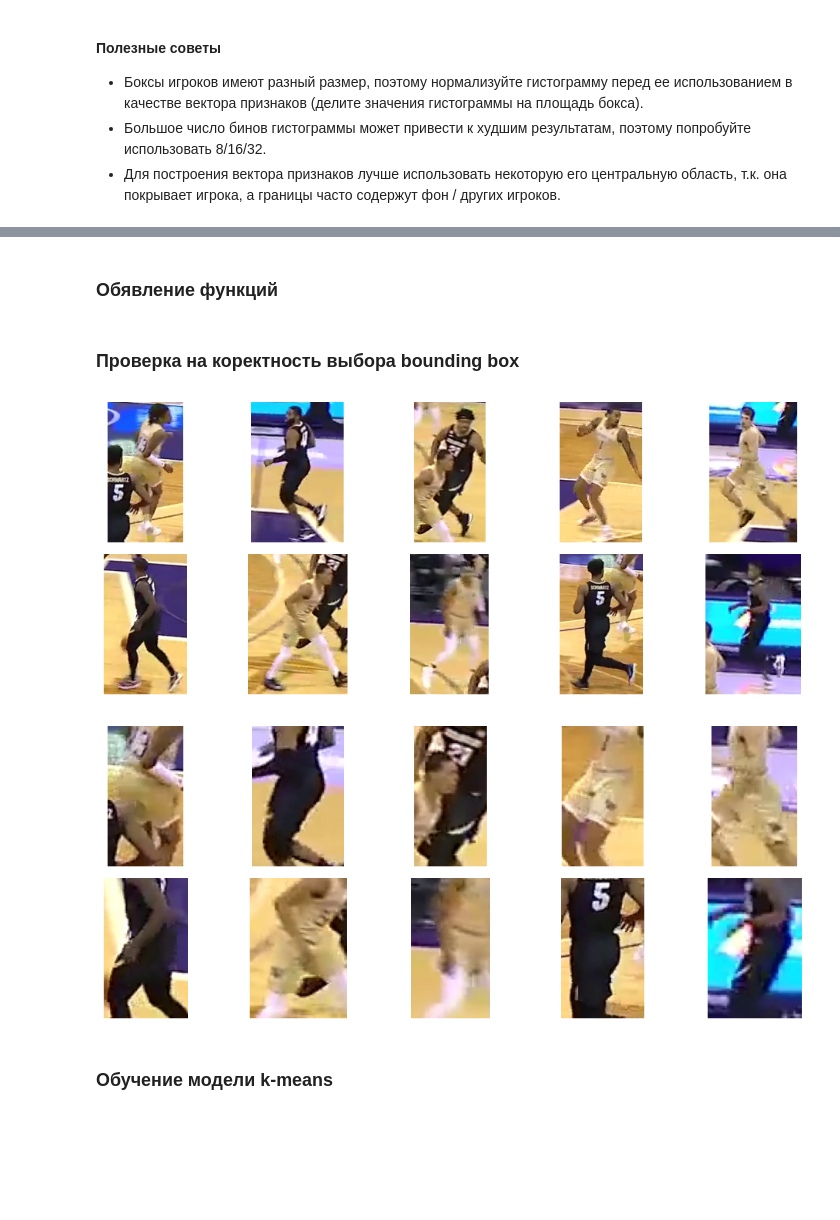
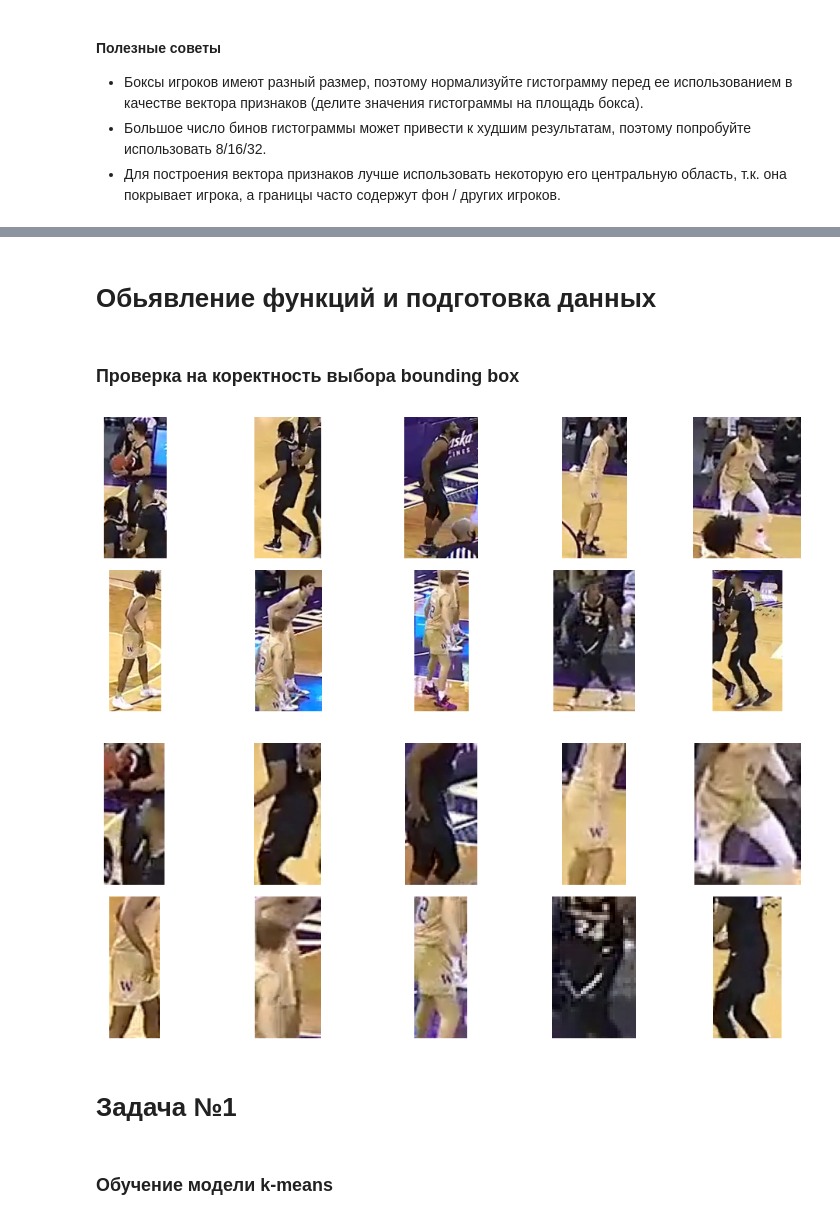
Before and after one commit to kharit74/OtusCV, a Jupyter notebook: Lesson 7/Homework/hmw_l7.ipynb, the cells around one changed output, grey strips where cells are left out. Saved outputs shown, nothing was run; the diff lists cells and outputs as text; code cells hidden in the pictures; blank space fills up the shorter version.

```diff
--- a/Lesson 7/Homework/hmw_l7.ipynb
+++ b/Lesson 7/Homework/hmw_l7.ipynb
@@ -57,5 +55,5 @@ import os
-# %% [markdown]
-### Обявление функций
+# %% [markdown]
+# Обьявление функций и подготовка данных
 # %%
 # Распарсить json-файла
 def parsing_json(json_file):
@@ -159,28 +188,28 @@ data = parsing_json('team_classification_data/bboxes.json')
 # %% [markdown]
 ### Проверка на коректность выбора bounding box
 # %%
-frame = 1577 # фрейм из выборки
+frame = 25813 # фрейм из выборки
 img = cv2.imread(f'team_classification_data/frames/{frame}.jpeg',-1)
 img = cv2.cvtColor(img, cv2.COLOR_BGR2RGB)
 plt.figure(figsize=(10,10))
 
 for player_id in data[frame]:
     x_min = data[frame][player_id]['box'][0] # x
     y_min = data[frame][player_id]['box'][1] # y
     x_max = x_min + data[frame][player_id]['box'][2] # x+w
     y_max = y_min + data[frame][player_id]['box'][3] # y+h
 
     img_bbox = img[y_min:y_max, x_min:x_max]
     plt.subplot(5, 5, player_id+1)
     plt.imshow(img_bbox)
     plt.axis('off')
 
 plt.tight_layout()
 plt.show()
 # %% [output]
-[figure, old version]
+[figure, new version]
 # %%
-frame = 1577 # фрейм из выборки
+frame = 25813 # фрейм из выборки
 img = cv2.imread(f'team_classification_data/frames/{frame}.jpeg',-1)
 img = cv2.cvtColor(img, cv2.COLOR_BGR2RGB)
 plt.figure(figsize=(10,10))
@@ -204,7 +233,9 @@ for player_id in data[frame]:
 plt.tight_layout()
 plt.show()
 # %% [output]
-[figure, old version]
+[figure, new version]
+# %% [markdown]
+# Задача №1
 # %% [markdown]
 ### Обучение модели k-means
 # %%
```
Also changed, not shown: parts of 13 cells of this notebook.
